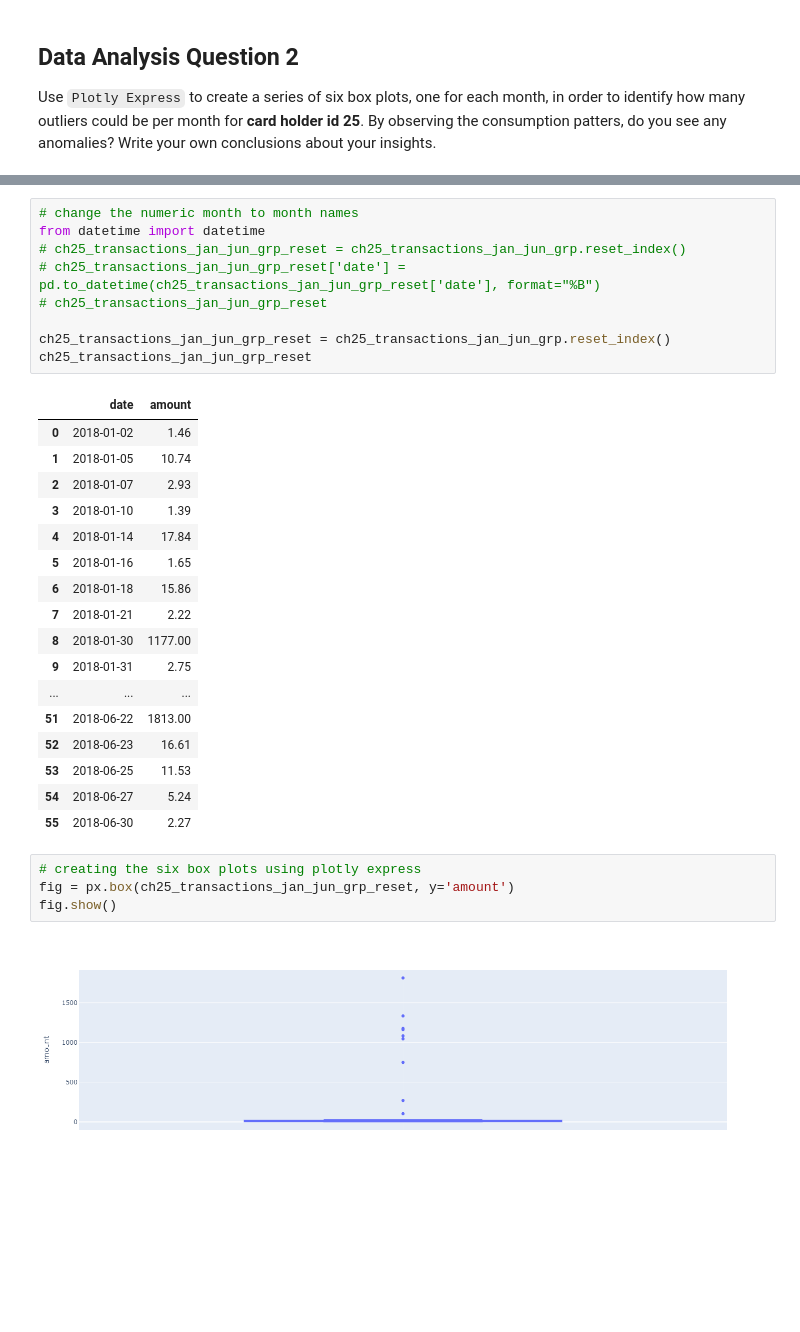
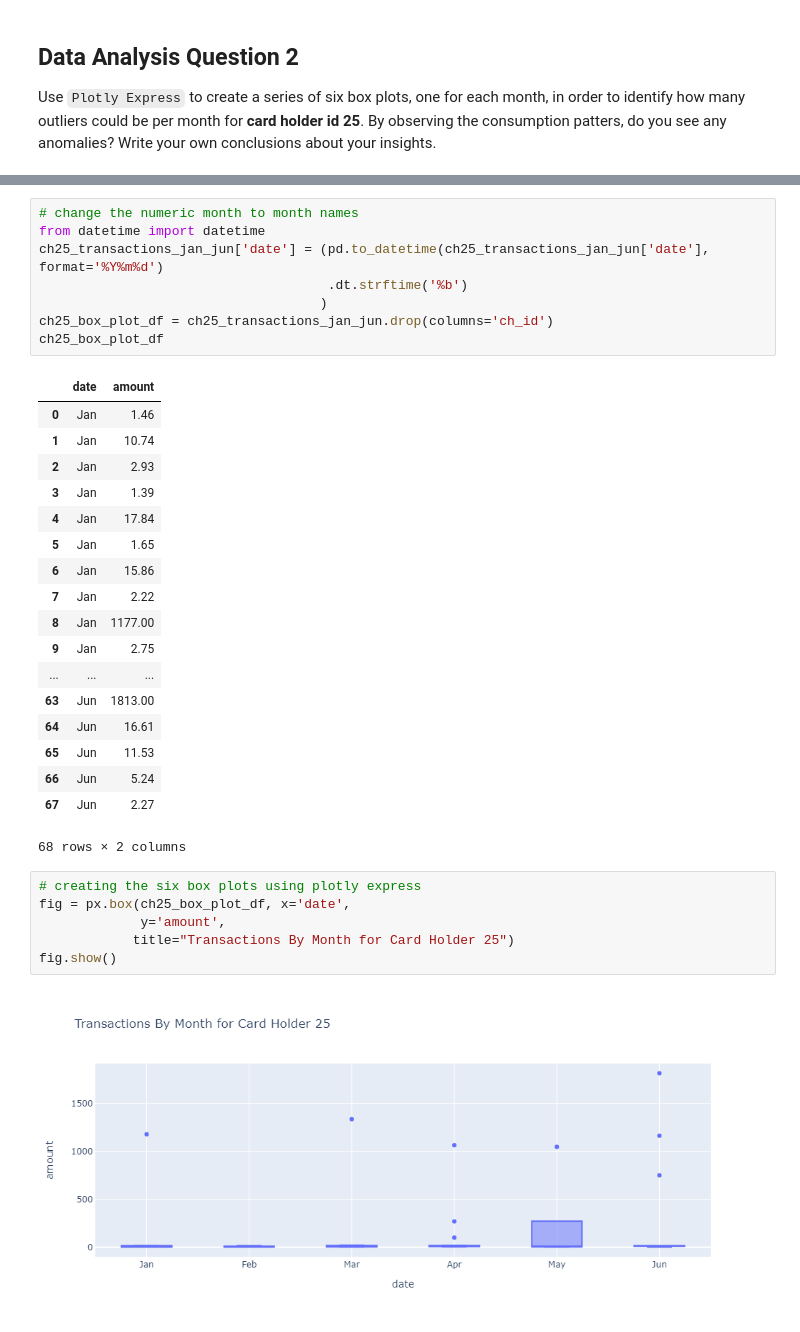
Before and after one commit to brettauc/SQL-Analysis, a Jupyter notebook: Code/visual_data_analysis.ipynb, the cells around one changed output, grey strips where cells are left out. Cells and saved outputs as stored; diff of their text form; blank space fills up the shorter version.

```diff
--- a/Code/visual_data_analysis.ipynb
+++ b/Code/visual_data_analysis.ipynb
@@ -138,33 +142,35 @@ ch25_transactions_jan_jun_grp.head(25)
 # %%
 # change the numeric month to month names
 from datetime import datetime
-# ch25_transactions_jan_jun_grp_reset = ch25_transactions_jan_jun_grp.reset_index()
-# ch25_transactions_jan_jun_grp_reset['date'] = pd.to_datetime(ch25_transactions_jan_jun_grp_reset['date'], format="%B")
-# ch25_transactions_jan_jun_grp_reset
-
-ch25_transactions_jan_jun_grp_reset = ch25_transactions_jan_jun_grp.reset_index()
-ch25_transactions_jan_jun_grp_reset
+ch25_transactions_jan_jun['date'] = (pd.to_datetime(ch25_transactions_jan_jun['date'], format='%Y%m%d')
+                                     .dt.strftime('%b')
+                                    )
+ch25_box_plot_df = ch25_transactions_jan_jun.drop(columns='ch_id')
+ch25_box_plot_df
 # %% [output]
 |  | date | amount |
-| 0 | 2018-01-02 | 1.46 |
-| 1 | 2018-01-05 | 10.74 |
-| 2 | 2018-01-07 | 2.93 |
-| 3 | 2018-01-10 | 1.39 |
-| 4 | 2018-01-14 | 17.84 |
-| 5 | 2018-01-16 | 1.65 |
-| 6 | 2018-01-18 | 15.86 |
-| 7 | 2018-01-21 | 2.22 |
-| 8 | 2018-01-30 | 1177.00 |
-| 9 | 2018-01-31 | 2.75 |
+| 0 | Jan | 1.46 |
+| 1 | Jan | 10.74 |
+| 2 | Jan | 2.93 |
+| 3 | Jan | 1.39 |
+| 4 | Jan | 17.84 |
+| 5 | Jan | 1.65 |
+| 6 | Jan | 15.86 |
+| 7 | Jan | 2.22 |
+| 8 | Jan | 1177.00 |
+| 9 | Jan | 2.75 |
 | ... | ... | ... |
-| 51 | 2018-06-22 | 1813.00 |
-| 52 | 2018-06-23 | 16.61 |
-| 53 | 2018-06-25 | 11.53 |
-| 54 | 2018-06-27 | 5.24 |
-| 55 | 2018-06-30 | 2.27 |
+| 63 | Jun | 1813.00 |
+| 64 | Jun | 16.61 |
+| 65 | Jun | 11.53 |
+| 66 | Jun | 5.24 |
+| 67 | Jun | 2.27 |
+68 rows × 2 columns
 # %%
 # creating the six box plots using plotly express
-fig = px.box(ch25_transactions_jan_jun_grp_reset, y='amount')
+fig = px.box(ch25_box_plot_df, x='date',
+             y='amount',
+            title="Transactions By Month for Card Holder 25")
 fig.show()
 # %% [output]
-[figure, old version]
+[figure, new version]
```
Also changed, not shown: parts of 7 cells of this notebook.
